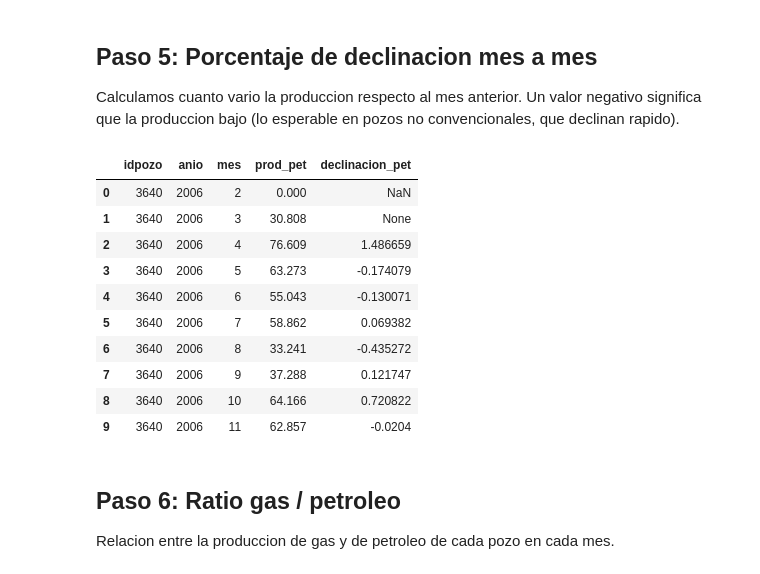
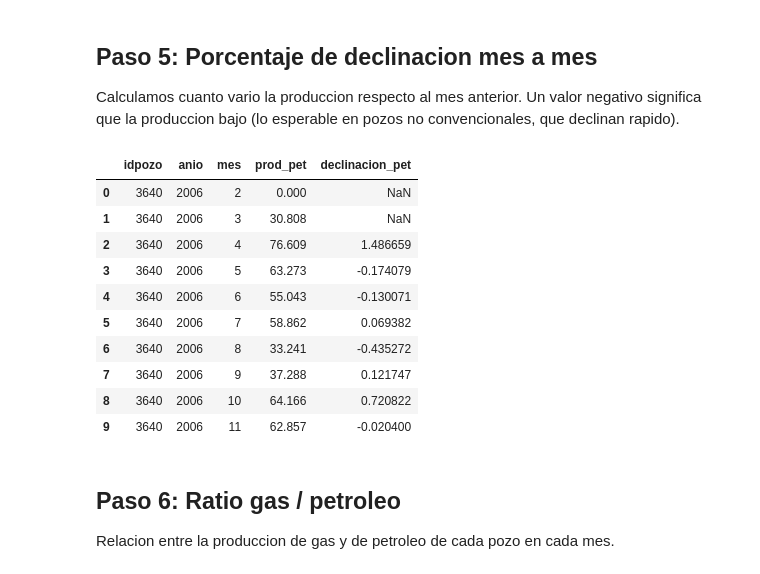
Before and after one commit to cristian-aguilera-ing/proyecto-ds-ypf, a Jupyter notebook: notebooks/02_feature_engineering.ipynb, the cells around one changed output. Cells and saved outputs as stored; diff of their text form; code cells hidden in the pictures.

```diff
--- a/notebooks/02_feature_engineering.ipynb
+++ b/notebooks/02_feature_engineering.ipynb
@@ -77,0 +92,10 @@ Contamos, para cada pozo, en que numero de mes de produccion esta
+# %%
+df["mes_corrido"] = df["anio"] * 12 + df["mes"]
+
+# Antiguedad en meses de calendario desde el primer mes con datos del pozo
+df["antiguedad_meses"] = df["mes_corrido"] - df.groupby("idpozo")["mes_corrido"].transform("min") + 1
+
+# True si la fila de arriba (mismo pozo) es justo el mes anterior
+df["mes_consecutivo"] = df.groupby("idpozo")["mes_corrido"].diff() == 1
+
+df[["idpozo", "anio", "mes", "antiguedad_meses"]].head(10)
@@ -78,4 +122,8 @@ Contamos, para cada pozo, en que numero de mes de produccion esta
 # %%
-df["antiguedad_meses"] = df.groupby("idpozo").cumcount() + 1
-df[["idpozo", "anio", "mes", "antiguedad_meses"]].head(10)
+grupo = df.groupby("idpozo")
+
+df["prod_pet_mes_anterior"] = grupo["prod_pet"].shift(1).where(df["mes_consecutivo"])
+df["prod_gas_mes_anterior"] = grupo["prod_gas"].shift(1).where(df["mes_consecutivo"])
+
+df[["idpozo", "anio", "mes", "prod_pet", "prod_pet_mes_anterior"]].head(10)
 # %% [output]
@@ -99,5 +140,0 @@ eso es esperable, no es un error.
-# %%
-df["prod_pet_mes_anterior"] = df.groupby("idpozo")["prod_pet"].shift(1)
-df["prod_gas_mes_anterior"] = df.groupby("idpozo")["prod_gas"].shift(1)
-
-df[["idpozo", "anio", "mes", "prod_pet", "prod_pet_mes_anterior"]].head(10)
@@ -272,17 +173,17 @@ pozos no convencionales, que declinan rapido).
 # %%
 df["declinacion_pet"] = (df["prod_pet"] - df["prod_pet_mes_anterior"]) / df["prod_pet_mes_anterior"]
 df["declinacion_gas"] = (df["prod_gas"] - df["prod_gas_mes_anterior"]) / df["prod_gas_mes_anterior"]
 
 # Cuando el mes anterior fue 0, la division da infinito. Lo reemplazamos por NaN
 # para no meter valores raros en el modelo.
-df["declinacion_pet"] = df["declinacion_pet"].replace([float("inf"), float("-inf")], None)
-df["declinacion_gas"] = df["declinacion_gas"].replace([float("inf"), float("-inf")], None)
+df["declinacion_pet"] = df["declinacion_pet"].replace([float("inf"), float("-inf")], float("nan"))
+df["declinacion_gas"] = df["declinacion_gas"].replace([float("inf"), float("-inf")], float("nan"))
 
 df[["idpozo", "anio", "mes", "prod_pet", "declinacion_pet"]].head(10)
 # %% [output]
 |  | idpozo | anio | mes | prod_pet | declinacion_pet |
 | 0 | 3640 | 2006 | 2 | 0.000 | NaN |
-| 1 | 3640 | 2006 | 3 | 30.808 | None |
+| 1 | 3640 | 2006 | 3 | 30.808 | NaN |
 | 2 | 3640 | 2006 | 4 | 76.609 | 1.486659 |
 | 3 | 3640 | 2006 | 5 | 63.273 | -0.174079 |
 | 4 | 3640 | 2006 | 6 | 55.043 | -0.130071 |
@@ -290,7 +191,7 @@ df[["idpozo", "anio", "mes", "prod_pet", "declinacion_pet"]].head(10)
 | 6 | 3640 | 2006 | 8 | 33.241 | -0.435272 |
 | 7 | 3640 | 2006 | 9 | 37.288 | 0.121747 |
 | 8 | 3640 | 2006 | 10 | 64.166 | 0.720822 |
-| 9 | 3640 | 2006 | 11 | 62.857 | -0.0204 |
+| 9 | 3640 | 2006 | 11 | 62.857 | -0.020400 |
 # %% [markdown]
 ## Paso 6: Ratio gas / petroleo
 
```
Also changed, not shown: parts of 24 cells of this notebook, 52 other files.
